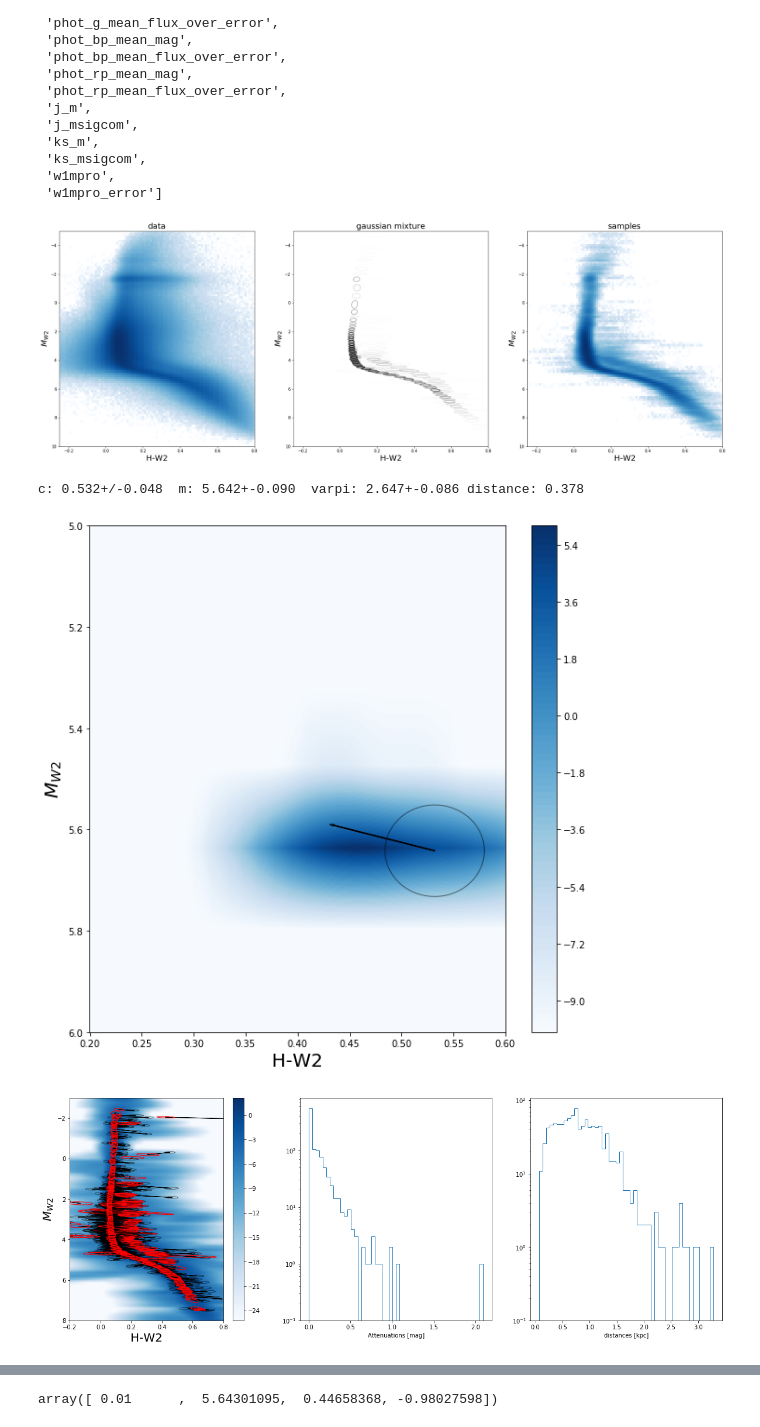
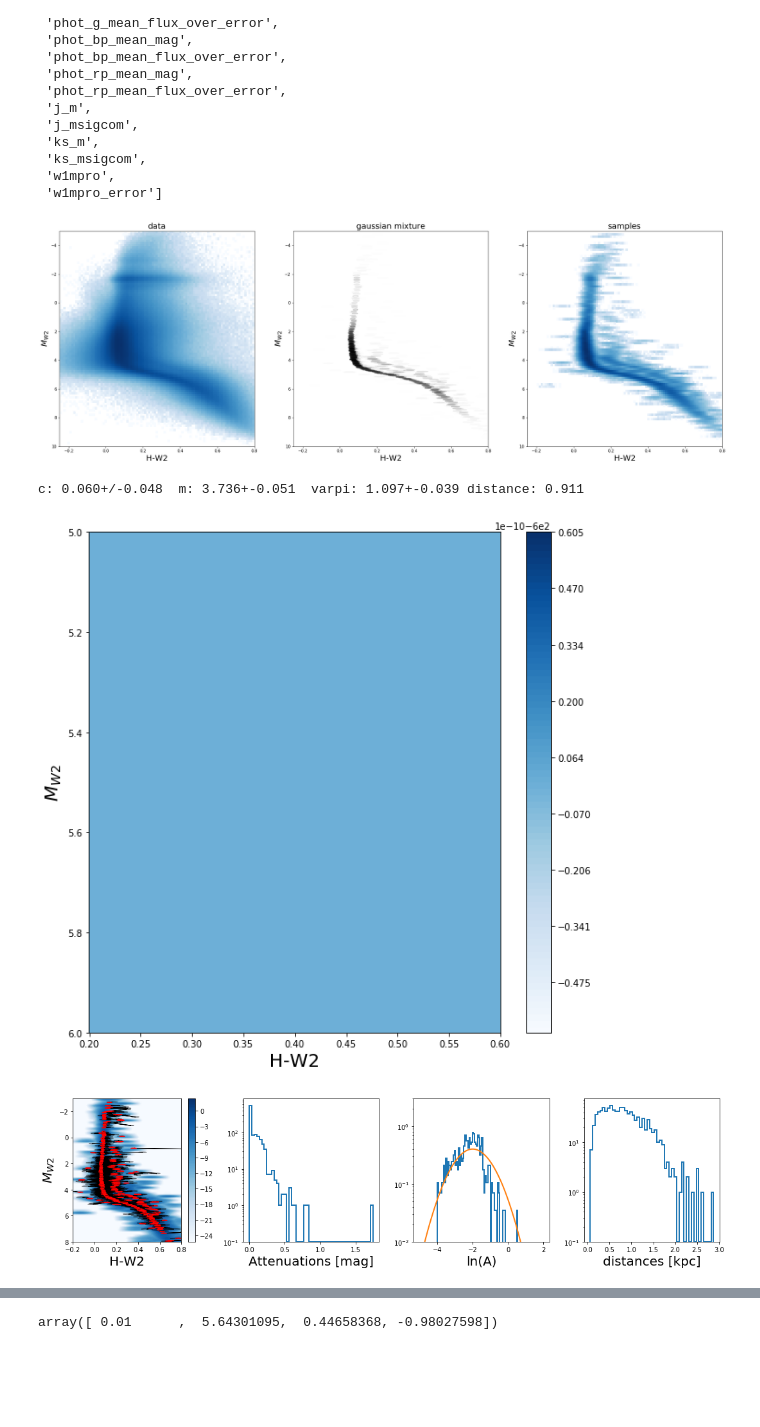
Before and after one commit to andersdot/dust, a Jupyter notebook: dustAutograd.ipynb, the cells around one changed output, grey strips where cells are left out. Saved outputs shown, nothing was run; the diff lists cells and outputs as text; code cells hidden in the pictures; blank space fills up the shorter version.

```diff
--- a/dustAutograd.ipynb
+++ b/dustAutograd.ipynb
@@ -106,9 +106,10 @@ plt.plot(x, gamma.logpdf(x, 1.1, 0, 5)) #, 0, 10))
 [<matplotlib.lines.Line2D at 0x...>]
 [figure]
 # %%
-ncomp = 256
-w = 0.01
-filename = 'rjce_fullcmd_sfd_0.0075_{0}w_{1}G.fits'.format(w, ncomp)
+ncomp = 1024
+w = 0.00100
+#rjce_fullcmd_sfd_0.0075_0.00050w_1024G.fits
+filename = 'rjce_fullcmd_sfd_0.0075_{0:.5f}w_{1}G.fits'.format(w, ncomp)
 xdgmm = XDGMM(filename=filename, method='Bovy')
 lndets = np.array([np.linalg.slogdet(s)[1] for s in xdgmm.V])
 icovs = np.array([np.linalg.inv(s) for s in xdgmm.V])
@@ -184,7 +185,7 @@ for a , l in zip(ax, labels):
     a.set_ylim(10, -5)
     a.set_title(l, fontsize=20)
 # %% [output]
-[figure, old version]
+[figure, new version]
 # %%
 xlim = [-0.5, 1.0]
 ylim = [-6, 10]
@@ -215,7 +216,7 @@ for i, (x, y) in enumerate(zip(xx.flatten(), yy.flatten())):
     theta = [A, y, x, d]
     logj[i] = logjoint(theta, chat[16], mhat[16], varpihat[16], sigmac[16], sigmam[16], sigmavarpi[16],
                        means, icovs, lndets,  pis, log=False)
-logj[logj < -10] = -10
+logj[logj < -600] = -600
 
 method='L-BFGS-B'
 i = 1
@@ -277,15 +278,15 @@ for i in range(16, 17):
     ax.set_xlim(0.2, 0.6)
     ax.set_ylim(6, 5)
     #ax.set_title(l, fontsize=20)
-plt.savefig('posteriors.png', rasterized=True)
+#plt.savefig('posteriors.png', rasterized=True)
 # %% [output]
-c: 0.532+/-0.048  m: 5.642+-0.090  varpi: 2.647+-0.086 distance: 0.378
+c: 0.060+/-0.048  m: 3.736+-0.051  varpi: 1.097+-0.039 distance: 0.911
-[figure, old version]
+[figure, new version]
 # %%
 method='L-BFGS-B'
 #method = 'Nelder-Mead'
 i = 1
-fig, axes = plt.subplots(1, 3, figsize=(20, 7))
+fig, axes = plt.subplots(1, 4, figsize=(15, 4))
 
 xlim = [-0.5, 1.0]
 ylim = [-6, 10]
@@ -311,49 +312,45 @@ for j in range(0, n):
 
     obj = lambda *args, **kwargs: -1.*logjoint(*args, **kwargs)
     gobj = grad(obj)
     hobj = hessian(obj)
     res = minimize(obj, theta_0, args=args, method=method, jac=gobj)
     theta_hat_ln = res.x
     theta_hat = np.array([np.exp(theta_hat_ln[0]), theta_hat_ln[1], theta_hat_ln[2], np.exp(theta_hat_ln[3])])
     sigma_hat = np.linalg.inv(hobj(theta_hat, chat[i], mhat[i],
                                    varpihat[i], sigmac[i], sigmam[i], sigmavarpi[i], means, icovs, lndets, pis, log=False))
 
-    #print('Dust: {0:.3f}+/-{1:0.3f}  Absmag: {2:0.3f}+-{3:0.3f}  color: {4:0.3f}+-{5:0.3f}  distance: {6:0.3f}+-{7:0.3f}'.format(theta_hat[0], np.sqrt(sigma_hat[0,0]),
-    #                                                                                theta_hat[1], np.sqrt(sigma_hat[1,1]),
-    #                                                                              theta_hat[2], np.sqrt(sigma_hat[2,2]),
-    #                                                                              theta_hat[3], np.sqrt(sigma_hat[3,3])))
-    #print('c: {0:.3f}+/-{1:0.3f}  m: {2:0.3f}+-{3:0.3f}  varpi: {4:0.3f}+-{5:0.3f} distance: {6:0.3f}'.format(chat[i], sigmac[i],
-    #                                                                              am, np.sqrt(sigmam[i]**2 + sigmavarpi[i]**2),
-    #                                                                              varpihat[i], sigmavarpi[i],
-    #                                                                              1./varpihat[i]))
 
-
-
-    #plotXdgmm(xdgmm, ax[1], lw=2)
     V = np.zeros((2,2))
     V[0,0] = sigmac[i]**2.
-    V[1,1] = sigmam[i]**2 + (sigmavarpi[i]/varpihat[i])**2
+    V[1,1] = sigmam[i]**2 + (5./(10.*np.log(10)))**2.*(sigmavarpi[i]/varpihat[i])**2
     p = plotgaussian1sigma(ax, np.array([chat[i], am]), V, alpha=0.5)
     V = np.zeros((2,2))
     V[0,0] = sigma_hat[2,2]
     V[1,0] = sigma_hat[2,1]
     V[0,1] = sigma_hat[1,2]
     V[1,1] = sigma_hat[1,1]
     p = plotgaussian1sigma(ax, np.array([theta_hat[2], theta_hat[1]]), V, c='red')
     #A, M, c, d = theta
     ax.arrow(chat[i], am, theta_hat[2] - chat[i], theta_hat[1] - am)
     A[j] = theta_hat[0]
     d[j] = theta_hat[3]
     ax.set_xlabel('H-W2', fontsize=20)
     ax.set_ylabel('$M_{W2}$', fontsize=20)
     ax.set_xlim(-0.2, 0.8)
     ax.set_ylim(8, -3)
-    #ax.set_title(l, fontsize=20)
-axes[1].hist(A, bins=50, log=True, histtype='step')
-axes[1].set_xlabel('Attenuations [mag]')
-axes[2].hist(d, bins=50, log=True, histtype='step')
-axes[2].set_xlabel('distances [kpc]')
+
+axes[1].hist(A, bins=50, log=True, histtype='step', lw=2)
+axes[1].set_xlabel('Attenuations [mag]', fontsize=20)
+axes[2].hist(np.log(A), log=True, range=[-4, 2], bins=100, normed=True, histtype='step', lw=2);
+x = np.linspace(-5, 1, 100)
+axes[2].plot(x, norm.pdf(x, loc=-2, scale=1), lw=2, label='log-normal')
+axes[2].set_ylim(1e-2,3)
+axes[2].set_xlabel('ln(A)', fontsize=20)
+
+axes[3].hist(d, bins=50, log=True, histtype='step', lw=2)
+axes[3].set_xlabel('distances [kpc]', fontsize=20)
+plt.tight_layout()
 plt.savefig('posteriors.png', rasterized=True)
 # %% [output]
-[figure, old version]
+[figure, new version]
 # %%
```
Also changed, not shown: parts of 1 cell of this notebook.
